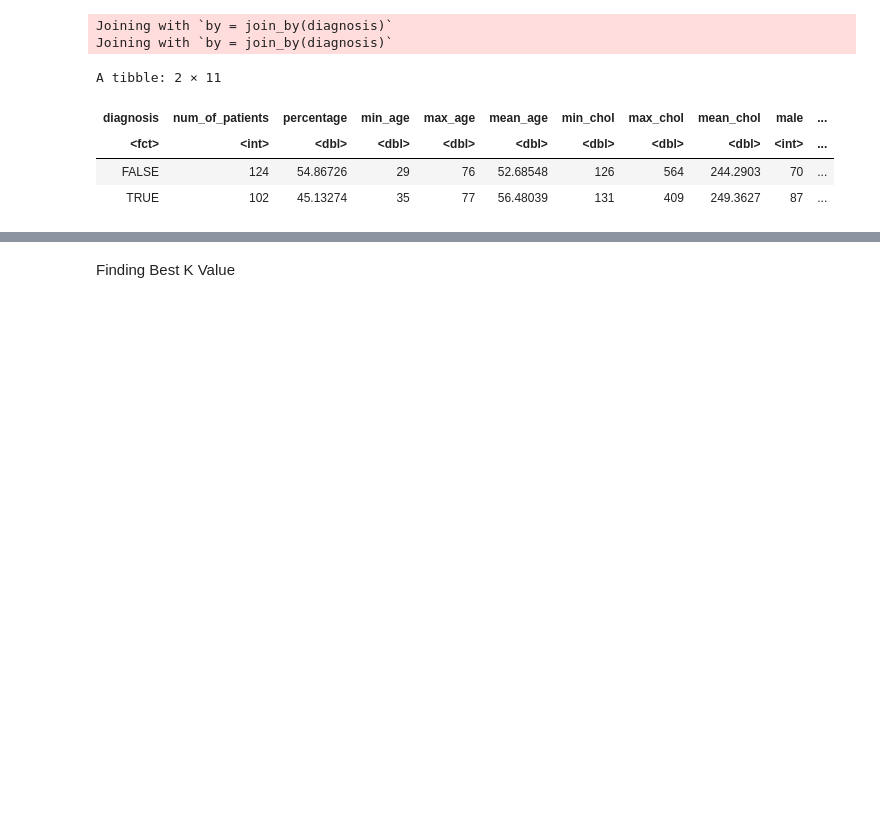
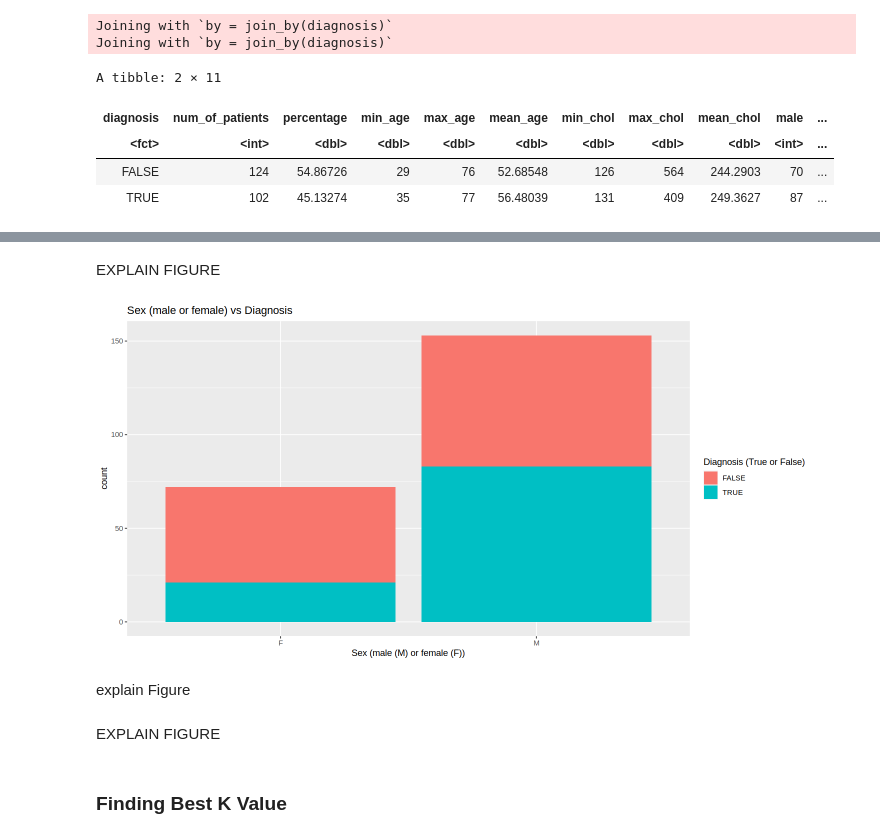
Before and after one commit to bkoschel/heart_disease, a Jupyter notebook: dsci-project.ipynb, the cells around one changed output, grey strips where cells are left out. Cells and saved outputs as stored; diff of their text form; code cells hidden in the pictures; blank space fills up the shorter version.

```diff
--- a/dsci-project.ipynb
+++ b/dsci-project.ipynb
@@ -209,0 +208,11 @@ FIGURE EXPLANATION
+# %% [markdown]
+EXPLAIN FIGURE
+# %%
+plot2 <- ggplot(heart_training, aes(x = sex, fill = diagnosis)) +
+                 geom_bar() +
+                 labs(x = "Sex (male (M) or female (F))", fill = "Diagnosis (True or False)", title = "Sex (male or female) vs Diagnosis")
+plot2
+# %% [output]
+[figure, added]
+# %% [markdown]
+explain Figure
@@ -209,0 +224,2 @@ FIGURE EXPLANATION
+# %% [markdown]
+EXPLAIN FIGURE
@@ -210,3 +232,3 @@ FIGURE EXPLANATION
 # %% [markdown]
-Finding Best K Value
+### Finding Best K Value
 # %% [markdown]
```
Also changed, not shown: parts of 14 cells of this notebook.
